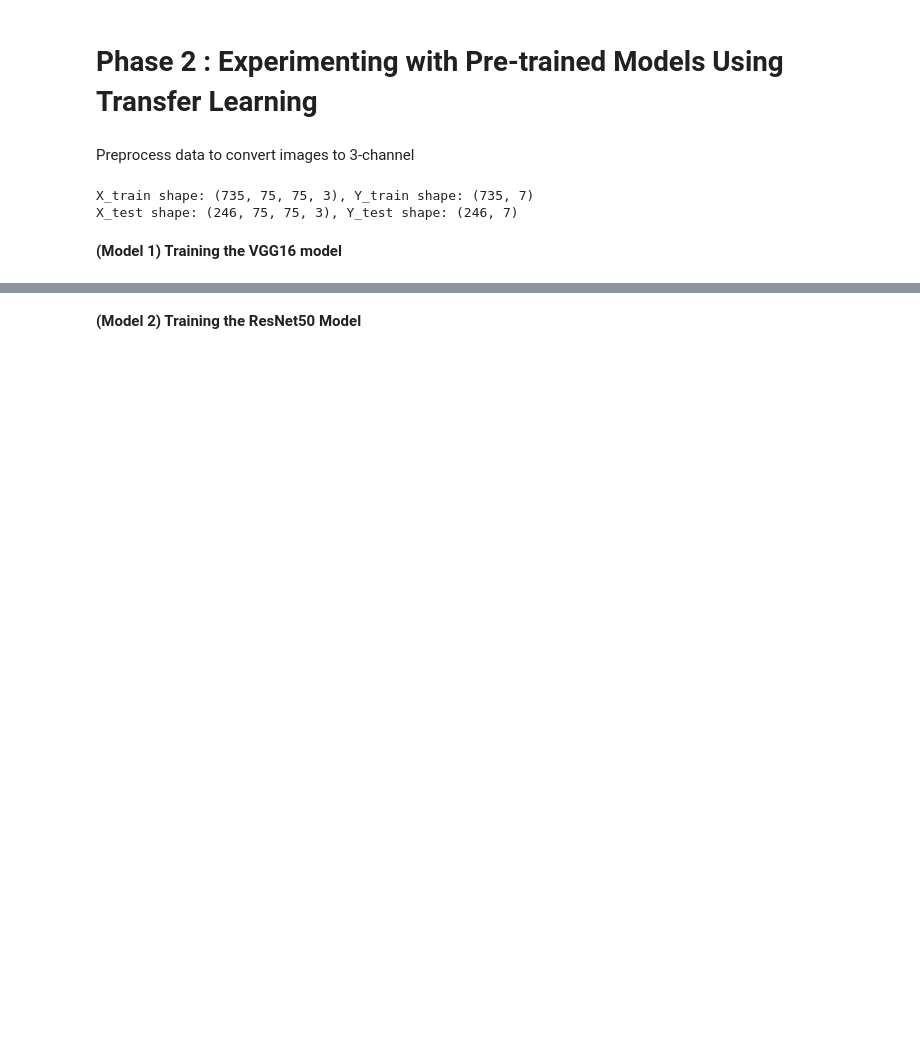
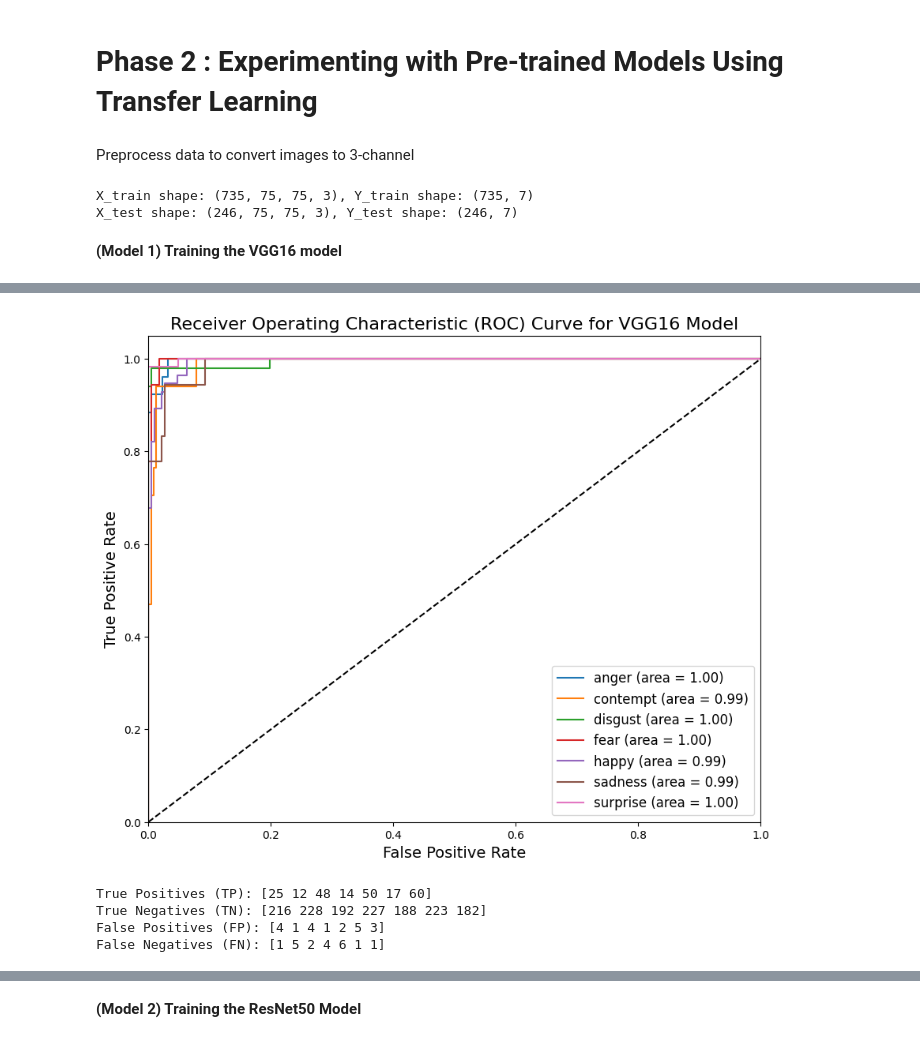
Before and after one commit to Ved204/CP468-Facial-Recognition, a Jupyter notebook: colab.ipynb, the cells around one changed output, grey strips where cells are left out. Cells and saved outputs as stored; diff of their text form; code cells hidden in the pictures; blank space fills up the shorter version.

```diff
--- a/colab.ipynb
+++ b/colab.ipynb
@@ -545,0 +644,47 @@ plt.show()
+# %%
+from sklearn.metrics import roc_auc_score, roc_curve, auc
+
+# Compute ROC and AUC
+vgg16_fpr = {}
+vgg16_tpr = {}
+vgg16_roc_auc = {}
+
+for i in range(num_of_classes):
+    vgg16_fpr[i], vgg16_tpr[i], _ = roc_curve(Y_test[:, i], vgg16_y_pred[:, i])
+    vgg16_roc_auc[i] = auc(vgg16_fpr[i], vgg16_tpr[i])
+
+# Plot ROC curve
+plt.figure(figsize=(10, 8))
+for i in range(num_of_classes):
+    plt.plot(vgg16_fpr[i], vgg16_tpr[i], label=f'{original_label_mapping[i]} (area = {vgg16_roc_auc[i]:.2f})')
+
+plt.plot([0, 1], [0, 1], 'k--')
+plt.xlim([0.0, 1.0])
+plt.ylim([0.0, 1.05])
+plt.xlabel('False Positive Rate', fontsize=14)
+plt.ylabel('True Positive Rate', fontsize=14)
+plt.title('Receiver Operating Characteristic (ROC) Curve for VGG16 Model', fontsize=16)
+plt.legend(loc="lower right", fontsize=12)
+plt.show()
+# %% [output]
+[figure, added]
+# %%
+def compute_classification_metrics(cm):
+    FP = cm.sum(axis=0) - np.diag(cm)
+    FN = cm.sum(axis=1) - np.diag(cm)
+    TP = np.diag(cm)
+    TN = cm.sum() - (FP + FN + TP)
+
+    # Print classification metrics
+    print(f'True Positives (TP): {TP}')
+    print(f'True Negatives (TN): {TN}')
+    print(f'False Positives (FP): {FP}')
+    print(f'False Negatives (FN): {FN}')
+
+# Compute and print metrics
+compute_classification_metrics(vgg16_cm)
+# %% [output]
+True Positives (TP): [25 12 48 14 50 17 60]
+True Negatives (TN): [216 228 192 227 188 223 182]
+False Positives (FP): [4 1 4 1 2 5 3]
+False Negatives (FN): [1 5 2 4 6 1 1]
```
Also changed, not shown: parts of 50 cells of this notebook.
